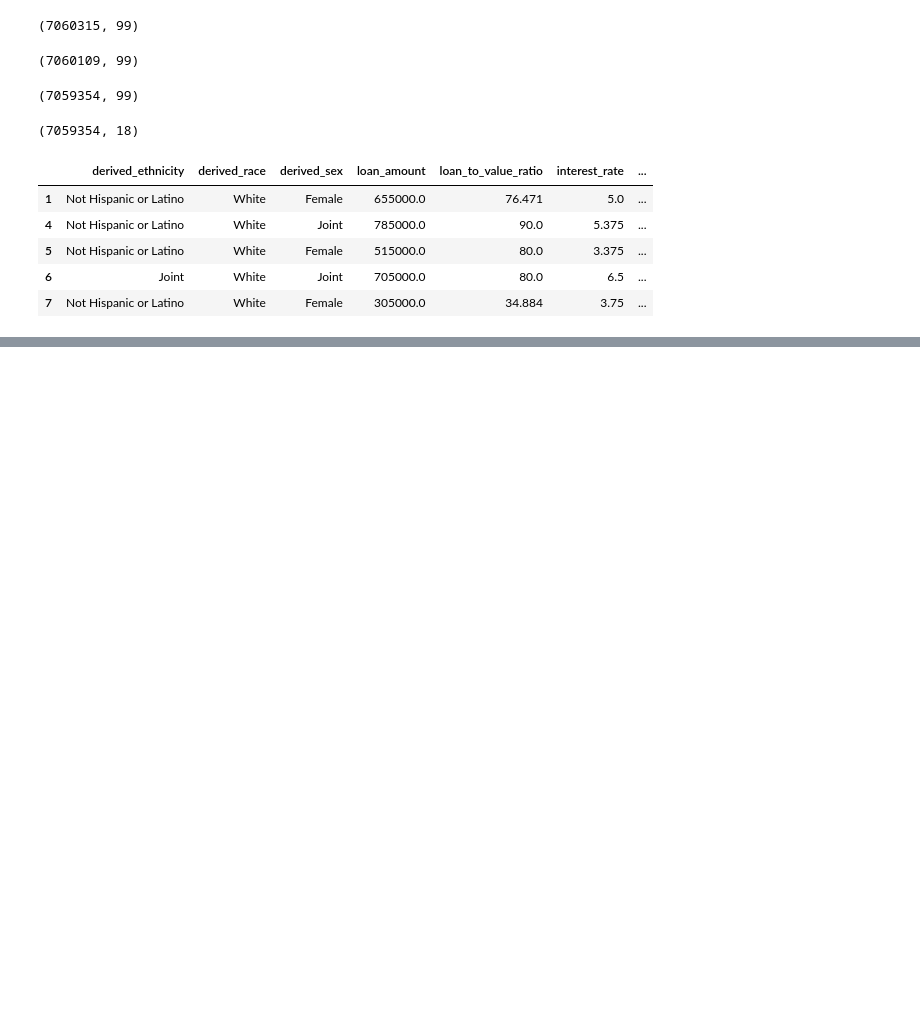
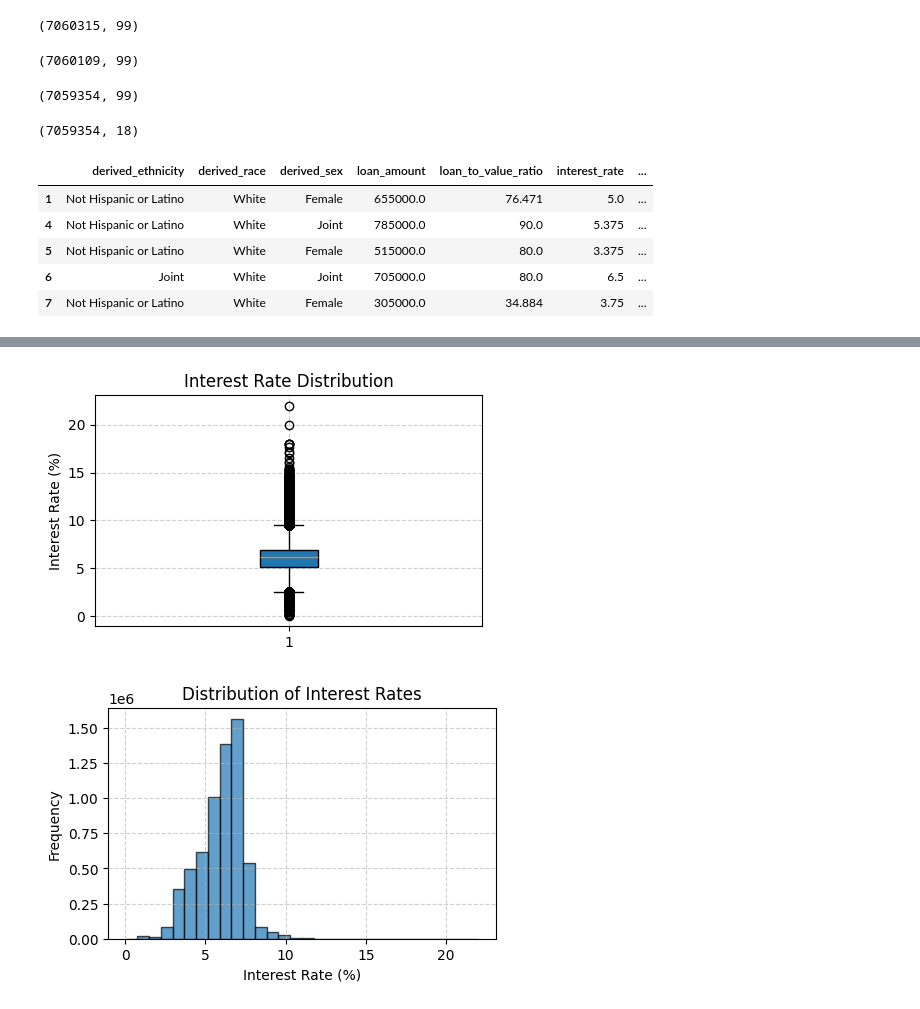
Before and after one commit to wilsonkchung/HMDA-nationwide-sociodemographic-disparities-in-mortgage-interest-rates, a Jupyter notebook: Step2/2B_features_selection.ipynb, the cells around one changed output, grey strips where cells are left out. Drawn from its saved outputs; the diff is of its cells as text; code cells hidden in the pictures; blank space fills up the shorter version.

```diff
--- a/Step2/2B_features_selection.ipynb
+++ b/Step2/2B_features_selection.ipynb
@@ -166,0 +205,20 @@ df.head()
+# %%
+final_df = df[ (df['interest_rate'] > 0.01) & (df['interest_rate'] <= 22) ]
+# %%
+plt.figure(figsize=(5,3))
+plt.boxplot(final_df['interest_rate'].dropna(), vert=True, patch_artist=True)
+plt.title('Interest Rate Distribution')
+plt.ylabel('Interest Rate (%)')
+plt.grid(True, linestyle='--', alpha=0.6)
+plt.show()
+
+plt.figure(figsize=(5,3))
+plt.hist(final_df['interest_rate'], bins=30, edgecolor='black', alpha=0.7)
+plt.title('Distribution of Interest Rates')
+plt.xlabel('Interest Rate (%)')
+plt.ylabel('Frequency')
+plt.grid(True, linestyle='--', alpha=0.6)
+plt.show()
+# %% [output]
+[figure, added]
+[figure, added]
```
Also changed, not shown: parts of 8 cells of this notebook, 1 other file.
